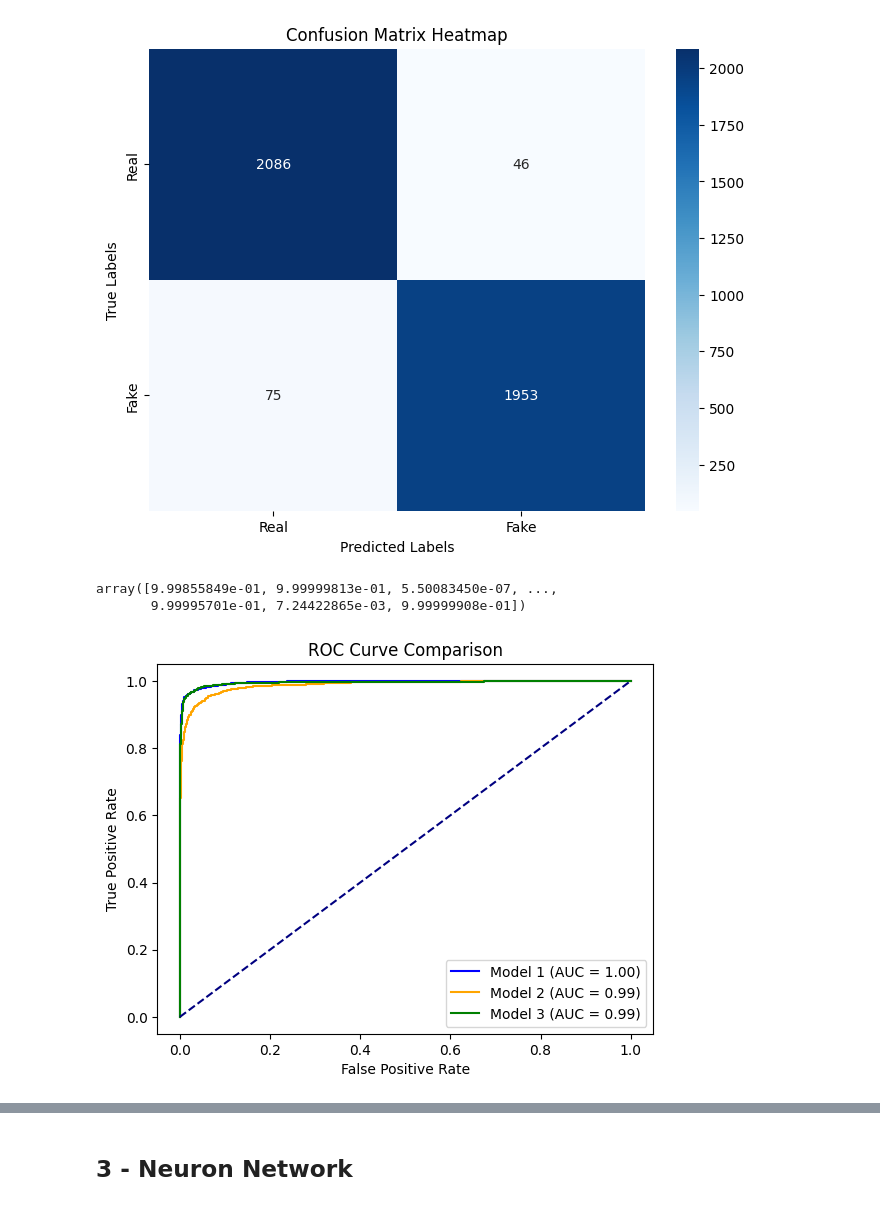
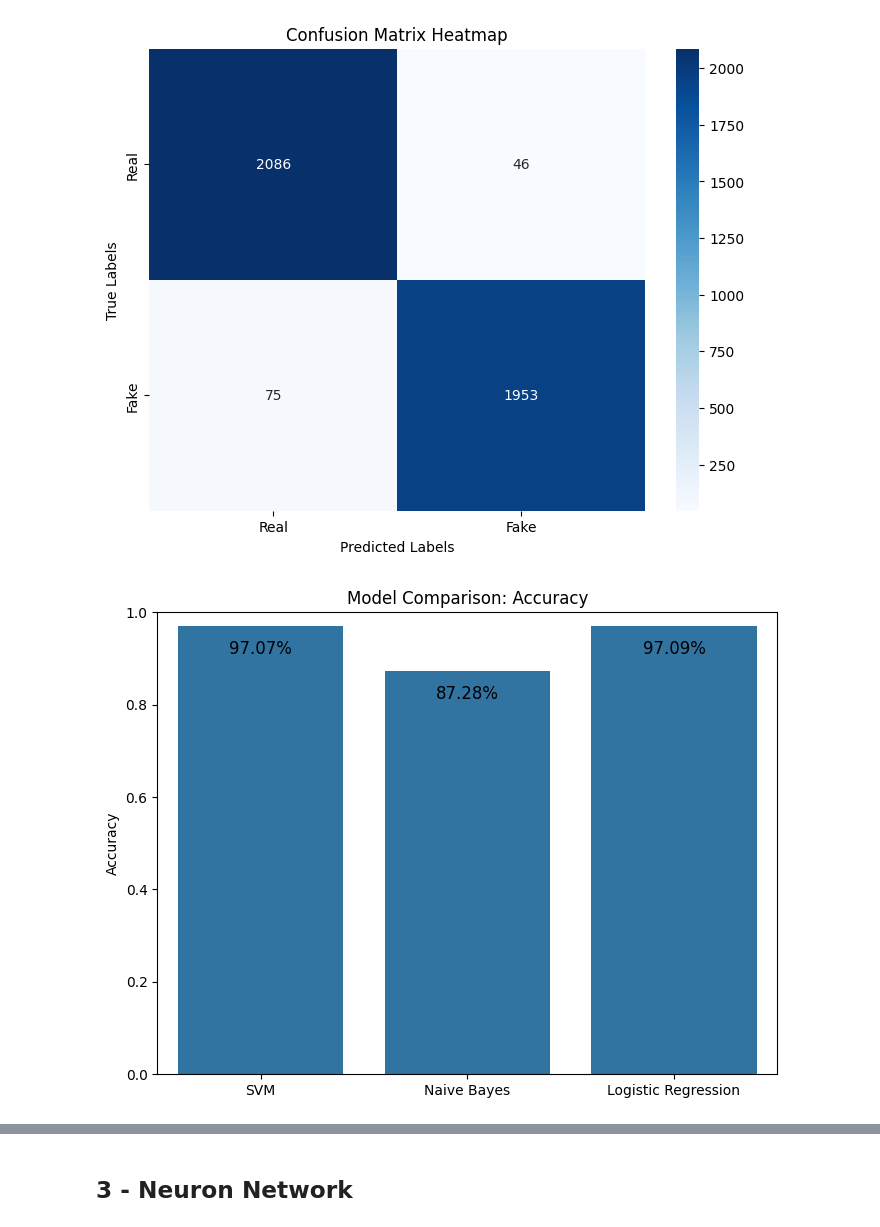
Before and after one commit to SergeyAkh/Fake-news, a Jupyter notebook: Fake_news.ipynb, the cells around one changed output, grey strips where cells are left out. Cells and saved outputs as stored; diff of their text form; code cells hidden in the pictures.

```diff
--- a/Fake_news.ipynb
+++ b/Fake_news.ipynb
@@ -238,32 +254,20 @@ best_lr_model.coef_[0][1358680]
-# %%
-calibrated_svc.predict_proba(X_test_matrix)[:,1]
-# %% [output]
-array([9.99855849e-01, 9.99999813e-01, 5.50083450e-07, ...,
-       9.99995701e-01, 7.24422865e-03, 9.99999908e-01])
-# %%
-from sklearn.metrics import roc_curve, auc
-import matplotlib.pyplot as plt
-
-# Calculate ROC curve and AUC for each model
-fpr1, tpr1, _ = roc_curve(y_test, calibrated_svc.predict_proba(X_test_matrix)[:,1])
-fpr2, tpr2, _ = roc_curve(y_test, nb_model.predict_proba(X_test_matrix)[:,1])
-fpr3, tpr3, _ = roc_curve(y_test, best_lr_model.predict_proba(X_test_matrix)[:,1])
-
-roc_auc1 = auc(fpr1, tpr1)
-roc_auc2 = auc(fpr2, tpr2)
-roc_auc3 = auc(fpr3, tpr3)
-
-# Plot ROC curves
-plt.figure()
-plt.plot(fpr1, tpr1, color='blue', label=f'Model 1 (AUC = {roc_auc1:.2f})')
-plt.plot(fpr2, tpr2, color='orange', label=f'Model 2 (AUC = {roc_auc2:.2f})')
-plt.plot(fpr3, tpr3, color='green', label=f'Model 3 (AUC = {roc_auc3:.2f})')
-plt.plot([0, 1], [0, 1], color='navy', linestyle='--')
-plt.xlabel('False Positive Rate')
-plt.ylabel('True Positive Rate')
-plt.title('ROC Curve Comparison')
-plt.legend(loc='lower right')
-plt.show()
-# %% [output]
-[figure, removed]
+# %%
+accuracy_values = [accuracy_score(y_test, y_pred), accuracy_score(y_test, y_pred_NB), accuracy_score(y_test, y_pred_LR)]
+
+plt.figure(figsize=(8, 6))
+sns.barplot(x=["SVM", "Naive Bayes", "Logistic Regression"], y=accuracy_values)
+
+# Add percentage labels on top of bars
+for i, accuracy in enumerate(accuracy_values):
+    plt.text(i, accuracy-0.05, f'{accuracy * 100:.2f}%', ha='center', va='center', fontsize=12)
+
+# Adding labels and title
+plt.ylabel('Accuracy')
+plt.title('Model Comparison: Accuracy')
+plt.ylim(0, 1)  # Accuracy is between 0 and 1
+
+# Show the plot
+plt.show()
+# %% [output]
+[figure, added]
 # %%
```
Also changed, not shown: parts of 63 cells of this notebook.
